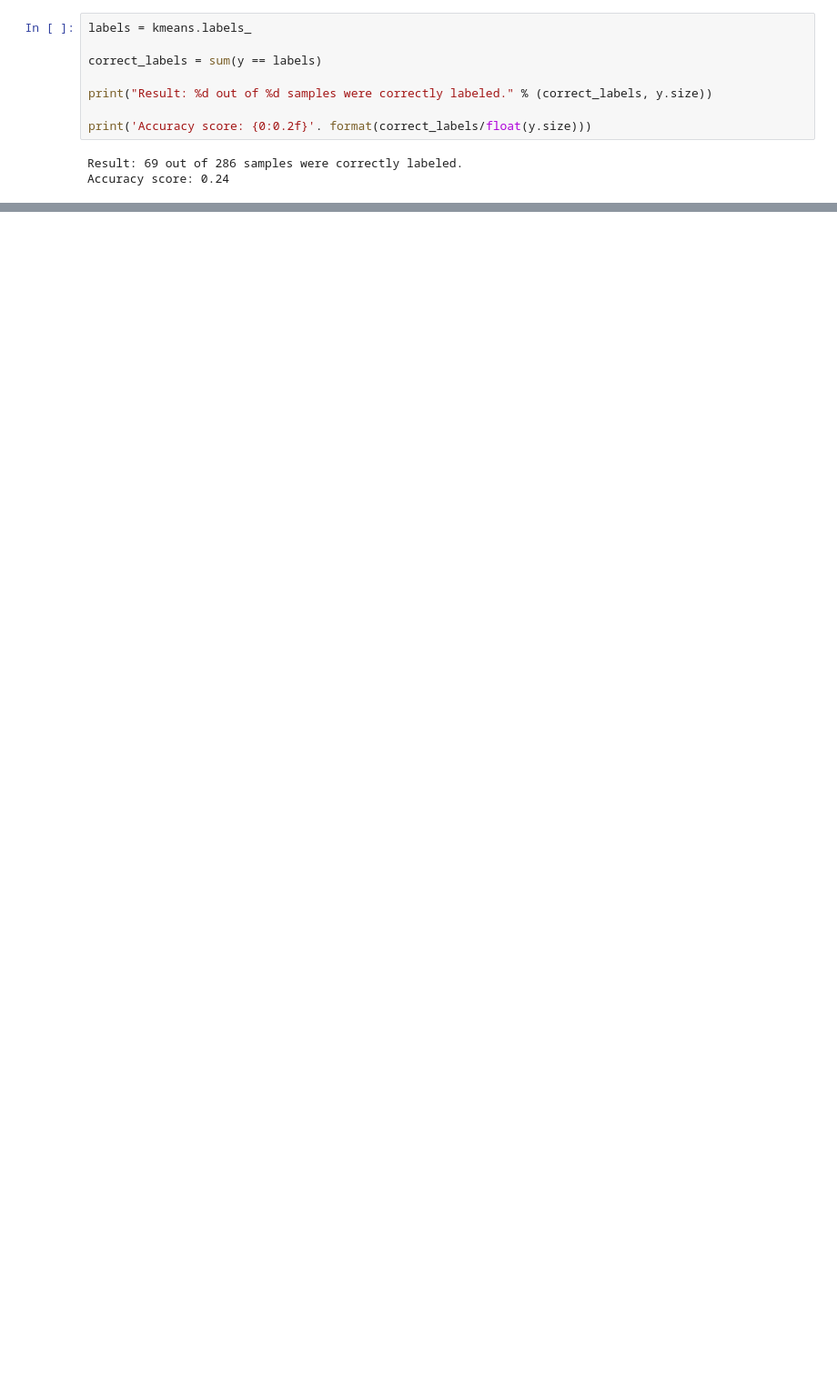
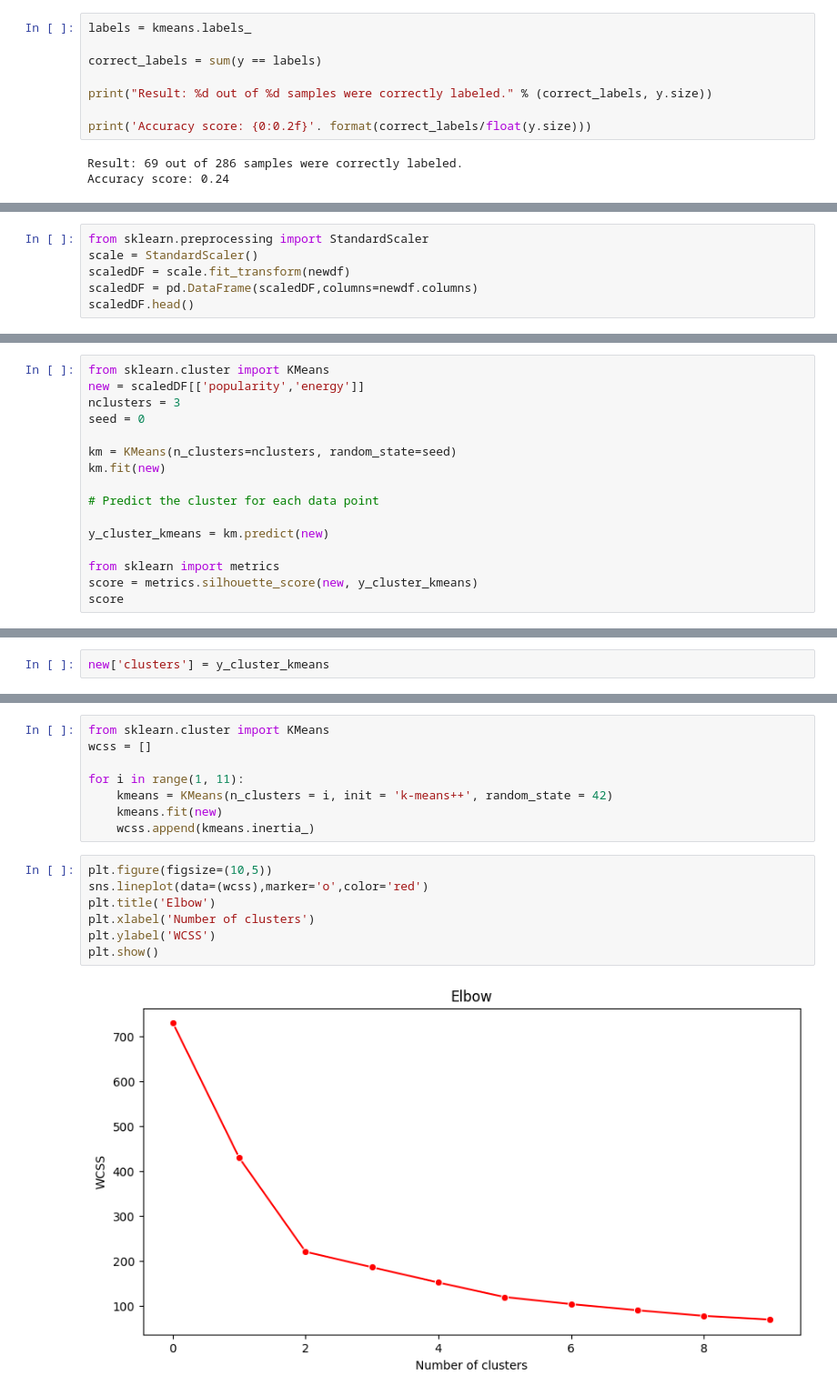
Before and after one commit to skillmaker-dev/ML-For-Beginners, a Jupyter notebook: 5-Clustering/2-K-Means/notebook.ipynb, the cells around one changed output, grey strips where cells are left out. Shown: that part at 91% size. Cells and saved outputs as stored; diff of their text form; blank space fills up the shorter version.

Commit message:
Clustering using scaling and two columns

```diff
--- a/5-Clustering/2-K-Means/notebook.ipynb
+++ b/5-Clustering/2-K-Means/notebook.ipynb
@@ -170,0 +197,6 @@ Accuracy score: 0.24
+# %%
+from sklearn.preprocessing import StandardScaler
+scale = StandardScaler()
+scaledDF = scale.fit_transform(newdf)
+scaledDF = pd.DataFrame(scaledDF,columns=newdf.columns)
+scaledDF.head()
@@ -170,0 +210,16 @@ Accuracy score: 0.24
+# %%
+from sklearn.cluster import KMeans
+new = scaledDF[['popularity','energy']]
+nclusters = 3
+seed = 0
+
+km = KMeans(n_clusters=nclusters, random_state=seed)
+km.fit(new)
+
+# Predict the cluster for each data point
+
+y_cluster_kmeans = km.predict(new)
+
+from sklearn import metrics
+score = metrics.silhouette_score(new, y_cluster_kmeans)
+score
@@ -170,0 +228,2 @@ Accuracy score: 0.24
+# %%
+new['clusters'] = y_cluster_kmeans
@@ -170,0 +245,17 @@ Accuracy score: 0.24
+# %%
+from sklearn.cluster import KMeans
+wcss = []
+
+for i in range(1, 11):
+    kmeans = KMeans(n_clusters = i, init = 'k-means++', random_state = 42)
+    kmeans.fit(new)
+    wcss.append(kmeans.inertia_)
+# %%
+plt.figure(figsize=(10,5))
+sns.lineplot(data=(wcss),marker='o',color='red')
+plt.title('Elbow')
+plt.xlabel('Number of clusters')
+plt.ylabel('WCSS')
+plt.show()
+# %% [output]
+[figure, added]
```
Also changed, not shown: parts of 8 cells of this notebook.
